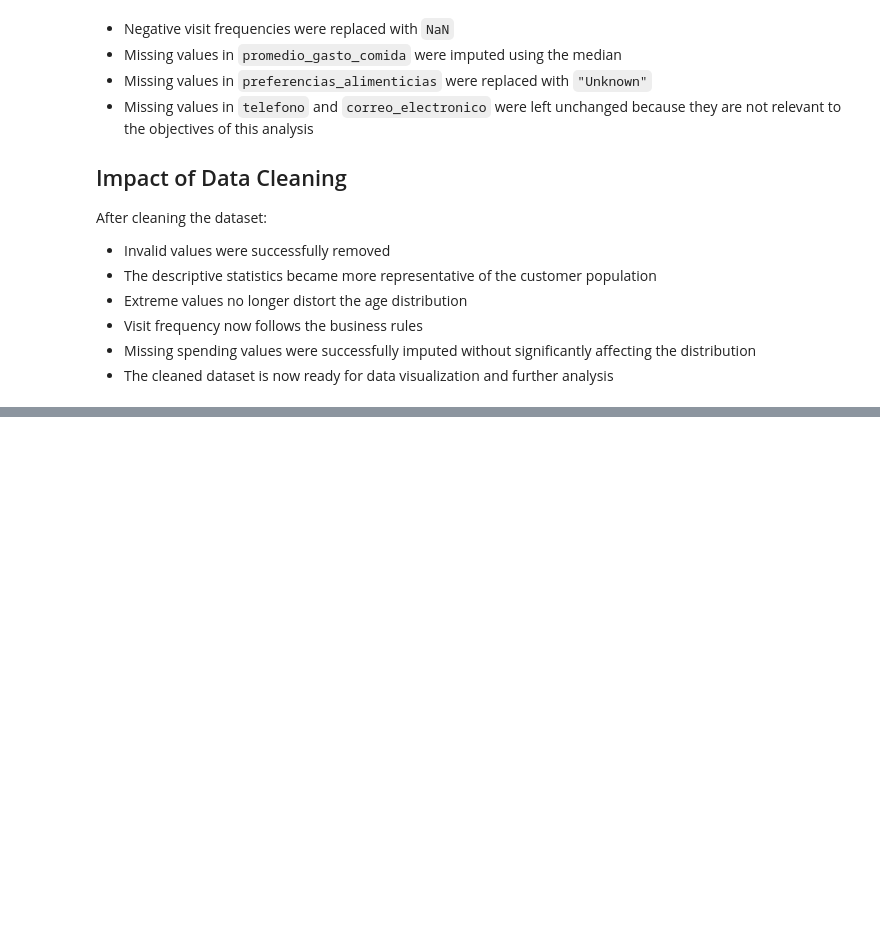
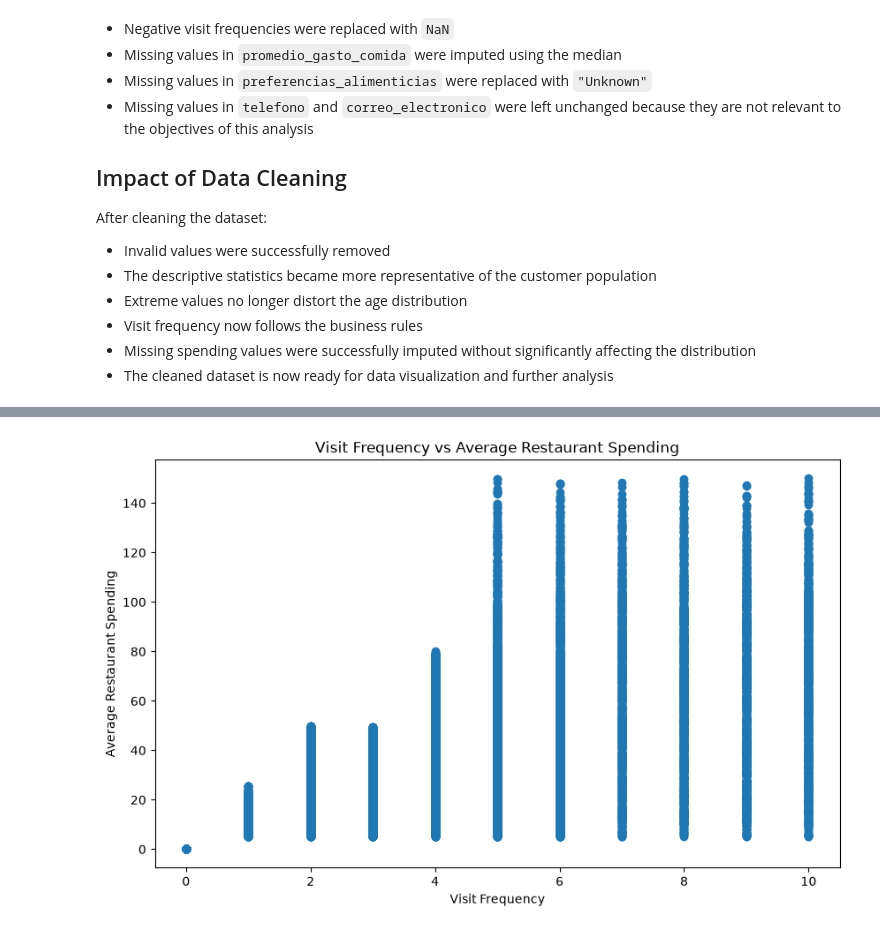
Before and after one commit to Dcuastumal/restaurant-customer-analysis, a Jupyter notebook: notebooks/exploratory_data_analysis.ipynb, the cells around one changed output, grey strips where cells are left out. Saved outputs shown, nothing was run; the diff lists cells and outputs as text; code cells hidden in the pictures; blank space fills up the shorter version.

```diff
--- a/notebooks/exploratory_data_analysis.ipynb
+++ b/notebooks/exploratory_data_analysis.ipynb
@@ -489,0 +624,15 @@ After cleaning the dataset:
+# %%
+plt.figure(figsize=(10,6))
+
+plt.scatter(
+    customers_clean_df["frecuencia_visita"],
+    customers_clean_df["promedio_gasto_comida"]
+)
+
+plt.title("Visit Frequency vs Average Restaurant Spending")
+plt.xlabel("Visit Frequency")
+plt.ylabel("Average Restaurant Spending")
+
+plt.show()
+# %% [output]
+[figure, added]
```
Also changed, not shown: parts of 16 cells of this notebook.
